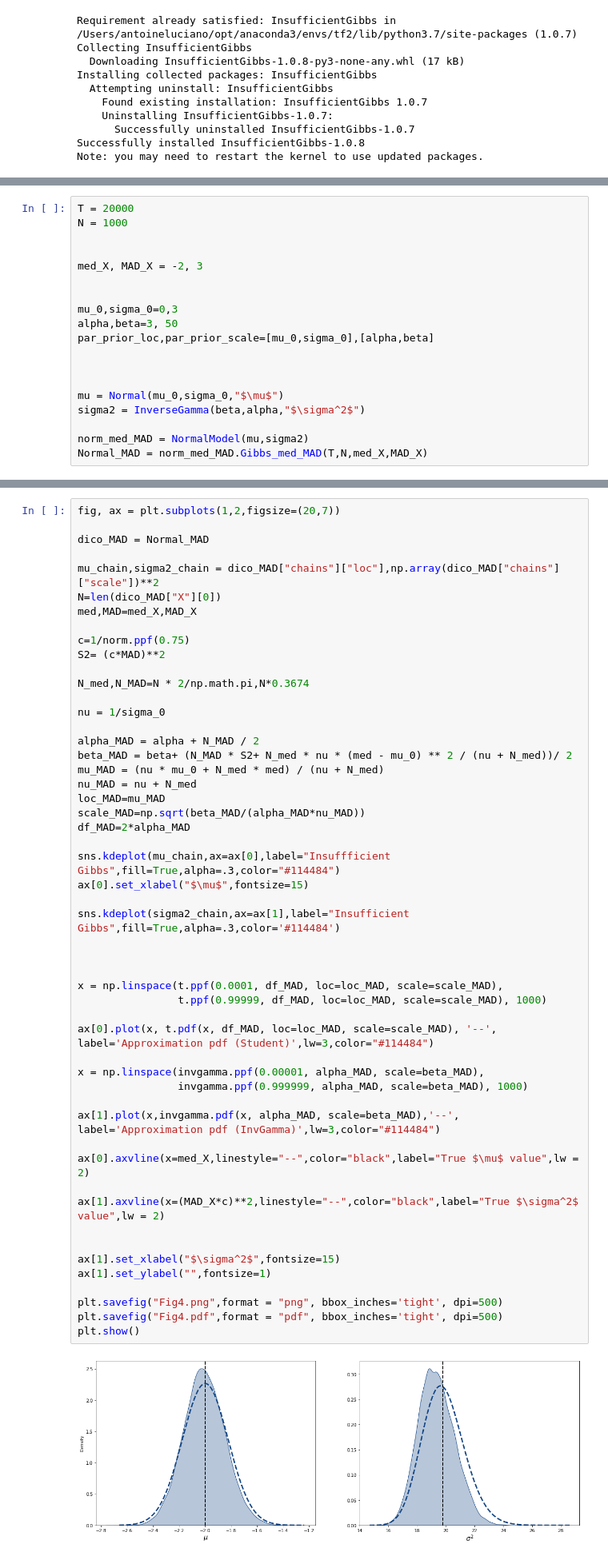
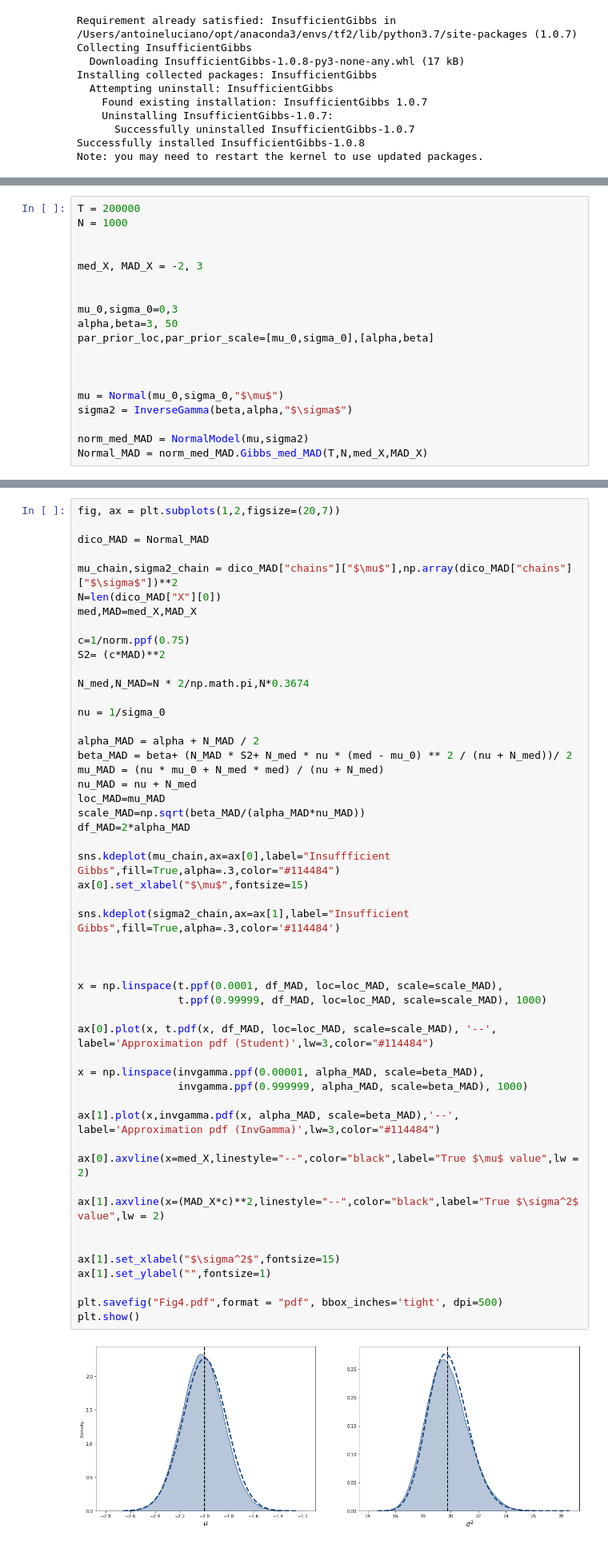
Before and after one commit to AntoineLuciano/Insufficient-Gibbs-Sampling, a Jupyter notebook: figures/figure_4_Normal.ipynb, the cells around one changed output, grey strips where cells are left out. Shown at 80% size. Saved outputs shown, nothing was run; the diff lists cells and outputs as text.

```diff
--- a/figures/figure_4_Normal.ipynb
+++ b/figures/figure_4_Normal.ipynb
@@ -24,7 +22,7 @@ import matplotlib.pyplot as plt
 %load_ext autoreload
 %autoreload 2
 # %%
-T = 20000
+T = 200000
 N = 1000
 
 
@@ -38,7 +36,7 @@ par_prior_loc,par_prior_scale=[mu_0,sigma_0],[alpha,beta]
 
 
 mu = Normal(mu_0,sigma_0,"$\mu$")
-sigma2 = InverseGamma(beta,alpha,"$\sigma^2$")
+sigma2 = InverseGamma(beta,alpha,"$\sigma$")
 
 norm_med_MAD = NormalModel(mu,sigma2)
 Normal_MAD = norm_med_MAD.Gibbs_med_MAD(T,N,med_X,MAD_X)
@@ -49,7 +47,7 @@ fig, ax = plt.subplots(1,2,figsize=(20,7))
 
 dico_MAD = Normal_MAD
 
-mu_chain,sigma2_chain = dico_MAD["chains"]["loc"],np.array(dico_MAD["chains"]["scale"])**2
+mu_chain,sigma2_chain = dico_MAD["chains"]["$\mu$"],np.array(dico_MAD["chains"]["$\sigma$"])**2
 N=len(dico_MAD["X"][0])
 med,MAD=med_X,MAD_X
 
@@ -69,32 +67,31 @@ scale_MAD=np.sqrt(beta_MAD/(alpha_MAD*nu_MAD))
 df_MAD=2*alpha_MAD
 
 sns.kdeplot(mu_chain,ax=ax[0],label="Insuffficient Gibbs",fill=True,alpha=.3,color="#114484")
 ax[0].set_xlabel("$\mu$",fontsize=15)
 
 sns.kdeplot(sigma2_chain,ax=ax[1],label="Insufficient Gibbs",fill=True,alpha=.3,color='#114484')
 
 
 
 x = np.linspace(t.ppf(0.0001, df_MAD, loc=loc_MAD, scale=scale_MAD),
                 t.ppf(0.99999, df_MAD, loc=loc_MAD, scale=scale_MAD), 1000)
 
 ax[0].plot(x, t.pdf(x, df_MAD, loc=loc_MAD, scale=scale_MAD), '--', label='Approximation pdf (Student)',lw=3,color="#114484")
 
 x = np.linspace(invgamma.ppf(0.00001, alpha_MAD, scale=beta_MAD),
                 invgamma.ppf(0.999999, alpha_MAD, scale=beta_MAD), 1000)
 
 ax[1].plot(x,invgamma.pdf(x, alpha_MAD, scale=beta_MAD),'--', label='Approximation pdf (InvGamma)',lw=3,color="#114484")
 
 ax[0].axvline(x=med_X,linestyle="--",color="black",label="True $\mu$ value",lw = 2)
 
 ax[1].axvline(x=(MAD_X*c)**2,linestyle="--",color="black",label="True $\sigma^2$ value",lw = 2)
 
 
 ax[1].set_xlabel("$\sigma^2$",fontsize=15)
 ax[1].set_ylabel("",fontsize=1)
 
-plt.savefig("Fig4.png",format = "png", bbox_inches='tight', dpi=500)
 plt.savefig("Fig4.pdf",format = "pdf", bbox_inches='tight', dpi=500)
 plt.show()
 # %% [output]
-[figure, old version]
+[figure, new version]
```
Also changed, not shown: parts of 2 cells of this notebook, 10 other files.
